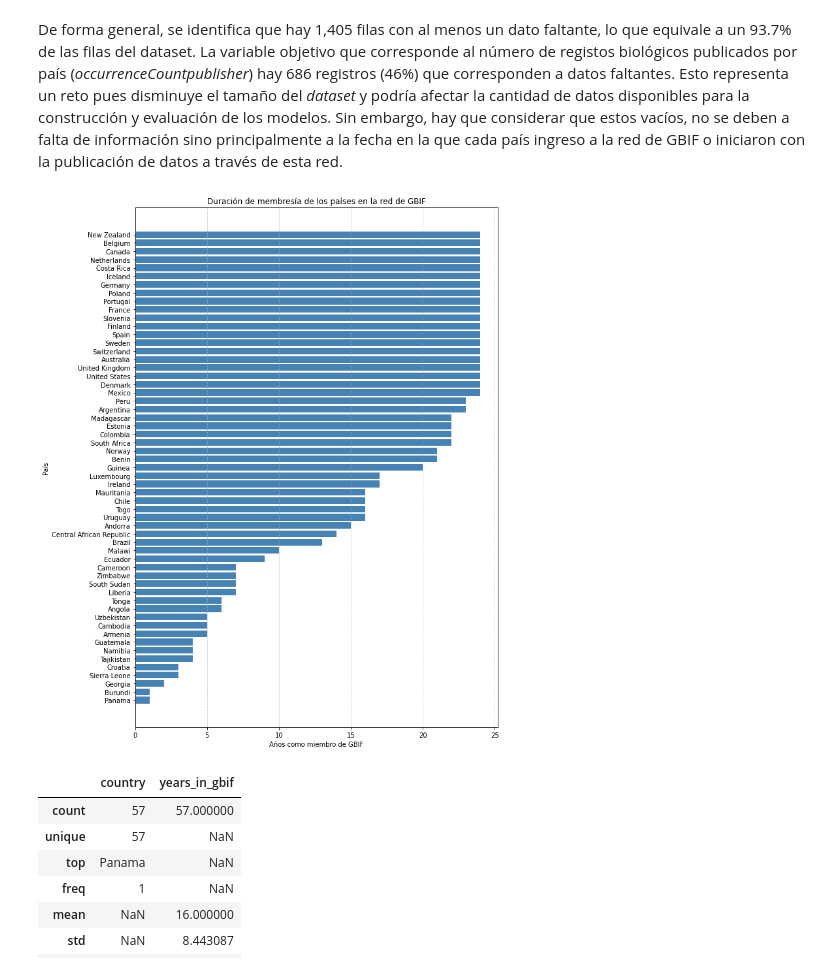
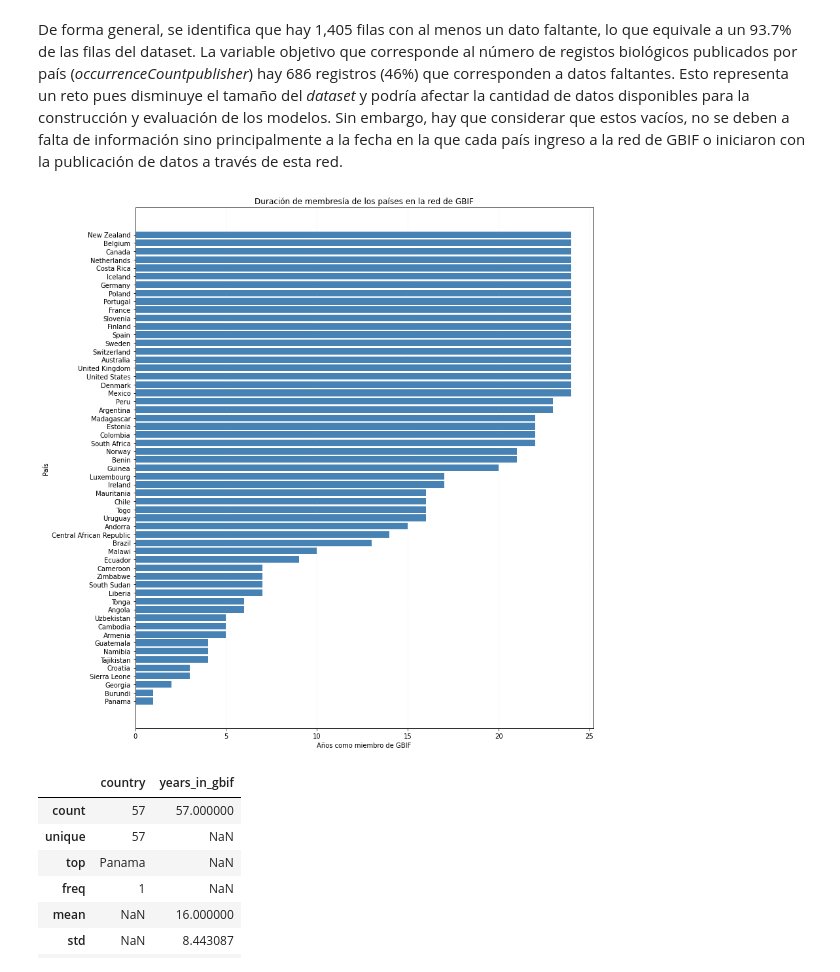
Before and after one commit to rortizgeo/Maestria_CD_Proyecto-Aplicado, a Jupyter notebook: PA_dataAnalysis.ipynb, the cells around one changed output. Drawn from its saved outputs; the diff is of its cells as text; code cells hidden in the pictures.

```diff
--- a/PA_dataAnalysis.ipynb
+++ b/PA_dataAnalysis.ipynb
@@ -559,28 +595,28 @@ De forma general, se identifica que hay 1,405 filas con al menos un dato faltant
 # %%
 
 
 
 # Filtrar filas donde el país es miembro ("Sí")
 Data_members = Data[Data["gbif_member"] == "Sí"]
 
 # Contar los años como miembro por país
 membership_duration = Data_members.groupby("country")["year"].count().reset_index()
 membership_duration.columns = ["country", "years_in_gbif"]
 
 # Ordenar por duración para mejor visualización
 membership_duration = membership_duration.sort_values("years_in_gbif", ascending=True)
 
 # Crear gráfico de barras horizontales
-plt.figure(figsize=(10, 12))
+plt.figure(figsize=(12, 12))
 plt.barh(membership_duration["country"], membership_duration["years_in_gbif"], color="steelblue")
 plt.xlabel("Años como miembro de GBIF")
 plt.ylabel("País")
 plt.title("Duración de membresía de los países en la red de GBIF")
-plt.grid(axis="x", linestyle="--", alpha=0.7)
+plt.grid(axis="x", linestyle="--", alpha=0.2)
 plt.tight_layout()
 plt.show()
 # %% [output]
-[figure, old version]
+[figure, new version]
 # %%
 membership_duration.describe(include='all')
 # %% [output]
```
Also changed, not shown: parts of 13 cells of this notebook, 2 other files.
